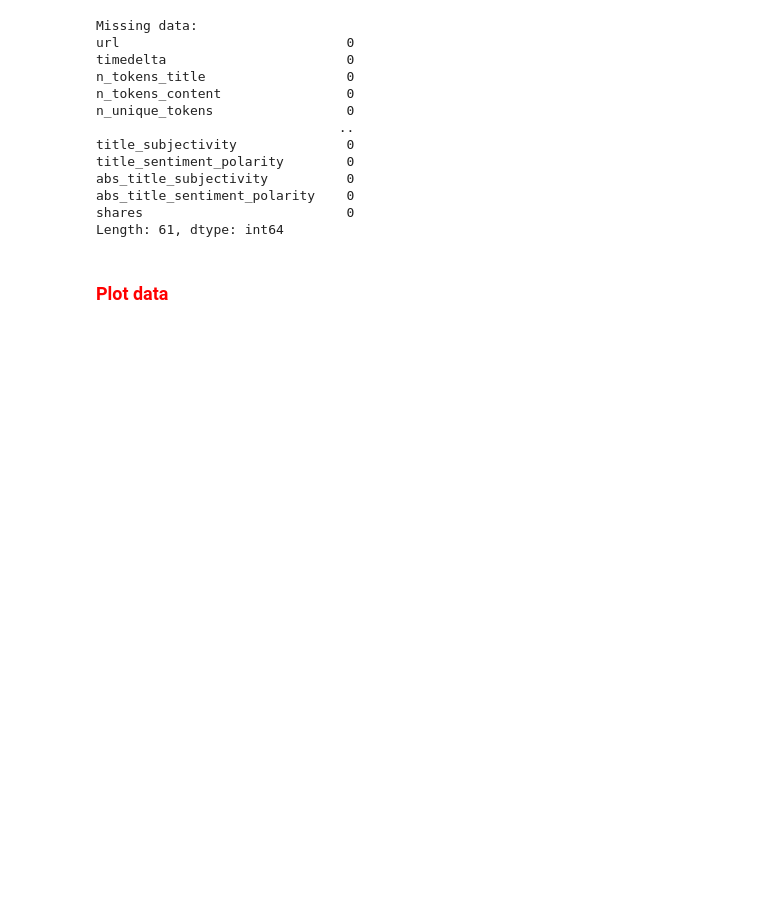
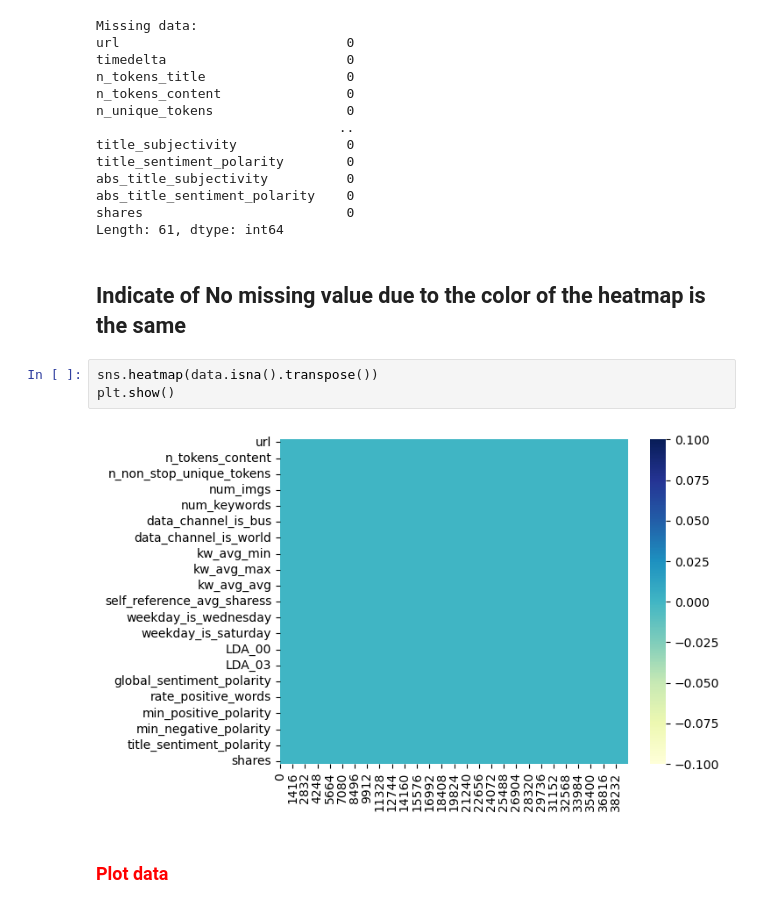
Before and after one commit to WeichenZhang89/ecs-171-ecs, a Jupyter notebook: ML_model.ipynb, the cells around one changed output. Saved outputs shown, nothing was run; the diff lists cells and outputs as text; blank space fills up the shorter version.

Commit message:
use heatmap to confirm no missing data

```diff
--- a/ML_model.ipynb
+++ b/ML_model.ipynb
@@ -47,6 +102,13 @@ abs_title_subjectivity          0
 abs_title_sentiment_polarity    0
 shares                          0
 Length: 61, dtype: int64
+# %% [markdown]
+## Indicate of No missing value due to the color of the heatmap is the same
+# %%
+sns.heatmap(data.isna().transpose())
+plt.show()
+# %% [output]
+[figure, added]
 # %% [markdown]
 ### <font color='red'> Plot data </font>
 # %%
```
Also changed, not shown: parts of 5 cells of this notebook.
